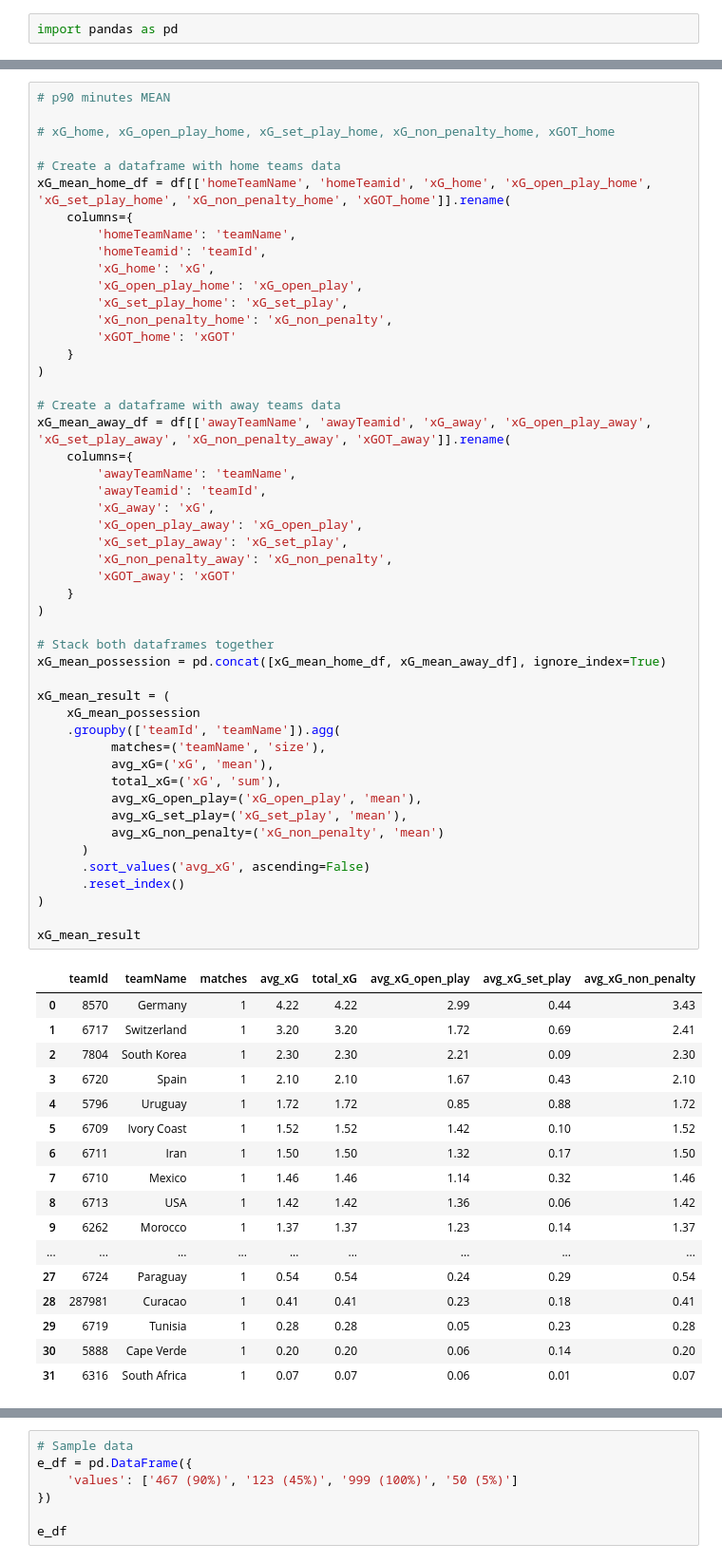
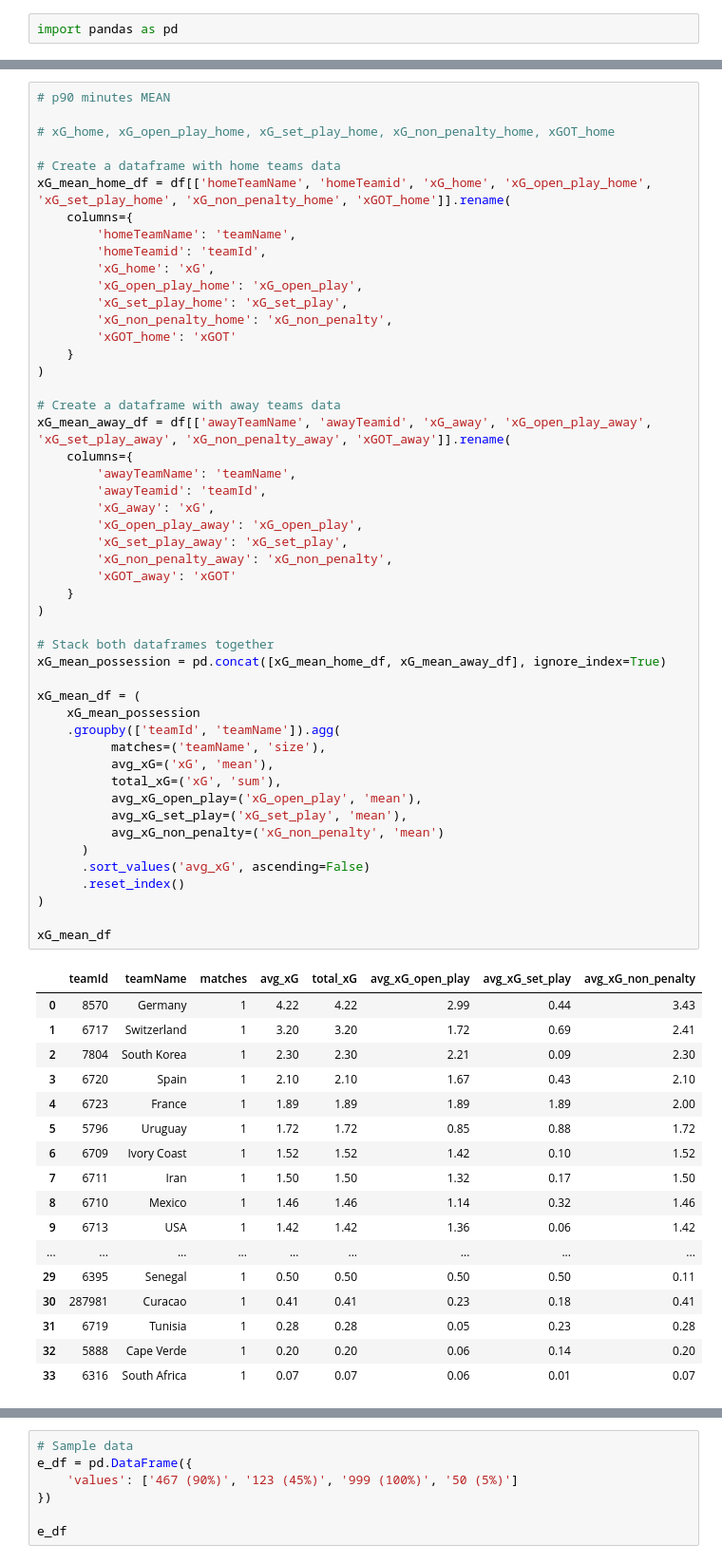
Before and after one commit to bolaxel/wcup26, a Jupyter notebook: cleaning.ipynb, the cells around one changed output, grey strips where cells are left out. Shown at 95% size. Drawn from its saved outputs; the diff is of its cells as text.

```diff
--- a/cleaning.ipynb
+++ b/cleaning.ipynb
@@ -68,47 +69,47 @@ xG_mean_away_df = df[['awayTeamName', 'awayTeamid', 'xG_away', 'xG_open_play_awa
         'xG_away': 'xG',
         'xG_open_play_away': 'xG_open_play',
         'xG_set_play_away': 'xG_set_play',
         'xG_non_penalty_away': 'xG_non_penalty',
         'xGOT_away': 'xGOT'
     }
 )
 
 # Stack both dataframes together
 xG_mean_possession = pd.concat([xG_mean_home_df, xG_mean_away_df], ignore_index=True)
 
-xG_mean_result = (
+xG_mean_df = (
     xG_mean_possession
     .groupby(['teamId', 'teamName']).agg(
           matches=('teamName', 'size'),
           avg_xG=('xG', 'mean'),
           total_xG=('xG', 'sum'),
           avg_xG_open_play=('xG_open_play', 'mean'),
           avg_xG_set_play=('xG_set_play', 'mean'),
           avg_xG_non_penalty=('xG_non_penalty', 'mean')
       )
       .sort_values('avg_xG', ascending=False)
       .reset_index()
 )
 
-xG_mean_result
+xG_mean_df
 # %% [output]
 |  | teamId | teamName | matches | avg_xG | total_xG | avg_xG_open_play | avg_xG_set_play | avg_xG_non_penalty |
 | 0 | 8570 | Germany | 1 | 4.22 | 4.22 | 2.99 | 0.44 | 3.43 |
 | 1 | 6717 | Switzerland | 1 | 3.20 | 3.20 | 1.72 | 0.69 | 2.41 |
 | 2 | 7804 | South Korea | 1 | 2.30 | 2.30 | 2.21 | 0.09 | 2.30 |
 | 3 | 6720 | Spain | 1 | 2.10 | 2.10 | 1.67 | 0.43 | 2.10 |
-| 4 | 5796 | Uruguay | 1 | 1.72 | 1.72 | 0.85 | 0.88 | 1.72 |
-| 5 | 6709 | Ivory Coast | 1 | 1.52 | 1.52 | 1.42 | 0.10 | 1.52 |
-| 6 | 6711 | Iran | 1 | 1.50 | 1.50 | 1.32 | 0.17 | 1.50 |
-| 7 | 6710 | Mexico | 1 | 1.46 | 1.46 | 1.14 | 0.32 | 1.46 |
-| 8 | 6713 | USA | 1 | 1.42 | 1.42 | 1.36 | 0.06 | 1.42 |
-| 9 | 6262 | Morocco | 1 | 1.37 | 1.37 | 1.23 | 0.14 | 1.37 |
+| 4 | 6723 | France | 1 | 1.89 | 1.89 | 1.89 | 1.89 | 2.00 |
+| 5 | 5796 | Uruguay | 1 | 1.72 | 1.72 | 0.85 | 0.88 | 1.72 |
+| 6 | 6709 | Ivory Coast | 1 | 1.52 | 1.52 | 1.42 | 0.10 | 1.52 |
+| 7 | 6711 | Iran | 1 | 1.50 | 1.50 | 1.32 | 0.17 | 1.50 |
+| 8 | 6710 | Mexico | 1 | 1.46 | 1.46 | 1.14 | 0.32 | 1.46 |
+| 9 | 6713 | USA | 1 | 1.42 | 1.42 | 1.36 | 0.06 | 1.42 |
 | ... | ... | ... | ... | ... | ... | ... | ... | ... |
-| 27 | 6724 | Paraguay | 1 | 0.54 | 0.54 | 0.24 | 0.29 | 0.54 |
-| 28 | 287981 | Curacao | 1 | 0.41 | 0.41 | 0.23 | 0.18 | 0.41 |
-| 29 | 6719 | Tunisia | 1 | 0.28 | 0.28 | 0.05 | 0.23 | 0.28 |
-| 30 | 5888 | Cape Verde | 1 | 0.20 | 0.20 | 0.06 | 0.14 | 0.20 |
-| 31 | 6316 | South Africa | 1 | 0.07 | 0.07 | 0.06 | 0.01 | 0.07 |
+| 29 | 6395 | Senegal | 1 | 0.50 | 0.50 | 0.50 | 0.50 | 0.11 |
+| 30 | 287981 | Curacao | 1 | 0.41 | 0.41 | 0.23 | 0.18 | 0.41 |
+| 31 | 6719 | Tunisia | 1 | 0.28 | 0.28 | 0.05 | 0.23 | 0.28 |
+| 32 | 5888 | Cape Verde | 1 | 0.20 | 0.20 | 0.06 | 0.14 | 0.20 |
+| 33 | 6316 | South Africa | 1 | 0.07 | 0.07 | 0.06 | 0.01 | 0.07 |
 # %%
 # MEAN
 
```
Also changed, not shown: parts of 9 cells of this notebook.
